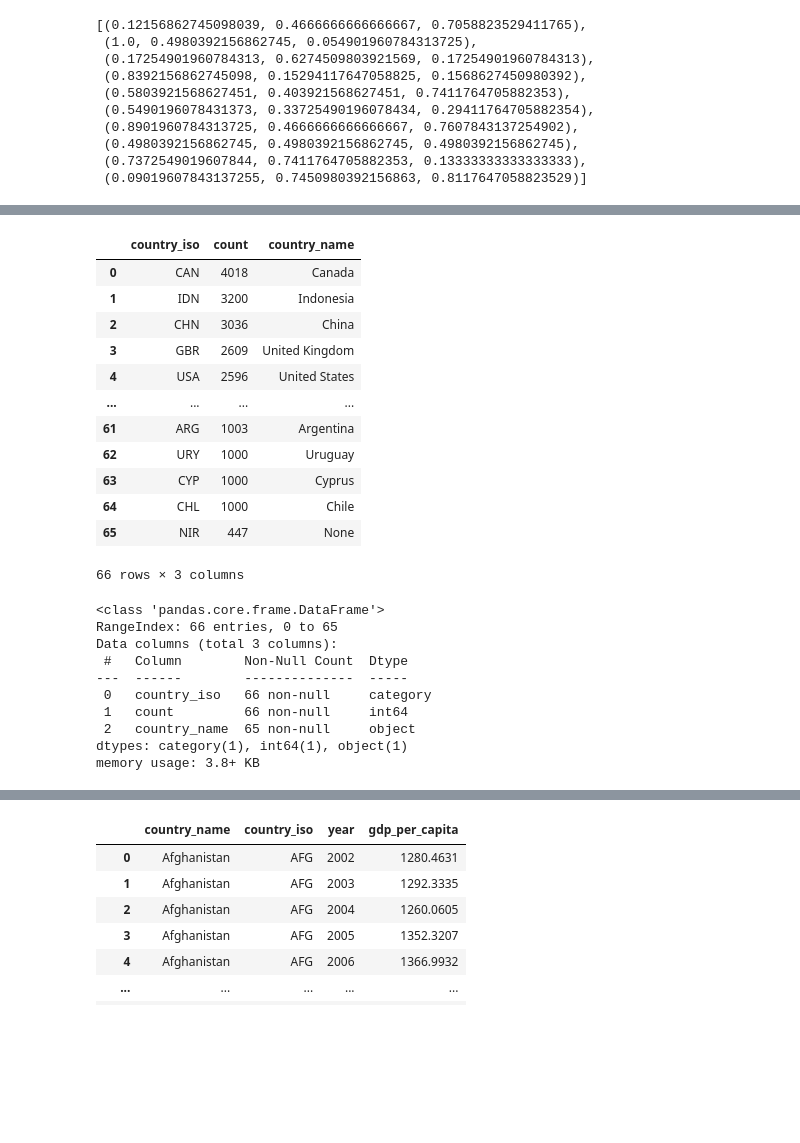
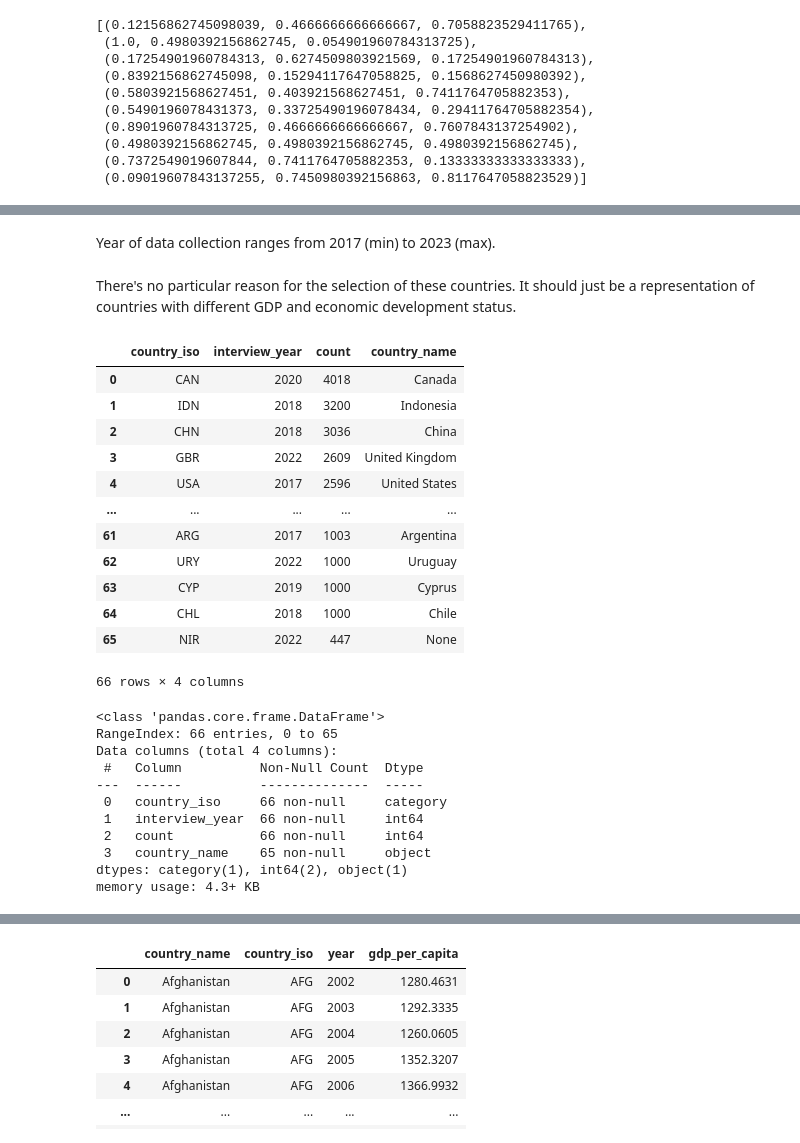
Before and after one commit to newjonny/world-values-survey-pandas-notebook, a Jupyter notebook: analysis.ipynb, the cells around one changed output, grey strips where cells are left out. Saved outputs shown, nothing was run; the diff lists cells and outputs as text; code cells hidden in the pictures; blank space fills up the shorter version.

```diff
--- a/analysis.ipynb
+++ b/analysis.ipynb
@@ -24,11 +25,9 @@ df = pd.read_csv('./data/WVS_Cross-National_Wave_7_csv_v6_0.csv',
                  usecols=[ # Because the dataset is huge, just import the following columns:
                      "A_YEAR", "B_COUNTRY_ALPHA", "J_INTDATE", # "A_STUDY", "A_WAVE", Metadaten des Interviews für die Auswertung
                      "G_TOWNSIZE", "G_TOWNSIZE2", "H_SETTLEMENT", "H_URBRURAL", #
-                     "Q5", "Q6", "Q7", "Q8", "Q9", "Q43", "Q44", # Social Values, Norms, Stereotypes
-                     "Q66", "Q67", "Q71", "Q72", "Q73", # Social Capital, Trust and Organizational Memberships
-                     "Q107", "Q108", "Q110", # Economic values
-                     "Q122", # Migration
-                     "Q235", # ... Political Culture and Political Regimes
+                     "Q5", "Q43", # Social Values, Norms, Stereotypes
+                     "Q71", "Q72", "Q73", # Social Capital, Trust and Organizational Memberships
+                     "Q109", "Q110", # Economic values
                 ],
                 dtype={'B_COUNTRY_ALPHA': 'category'} # just overriding this as everything else is correctly detected automatically by Pandas
 )
@@ -81,0 +93,2 @@ memory usage: 17.2 MB
+# %% [markdown]
+Year of data collection ranges from 2017 (min) to 2023 (max).
@@ -82,36 +100,39 @@ memory usage: 17.2 MB
+# %% [markdown]
+There's no particular reason for the selection of these countries. It should just be a representation of countries with different GDP and economic development status.
 # %%
-no_of_interviews_per_country_df = df.value_counts(subset=["country_iso"]).reset_index() # get answers as DAtaFrame instead of Series
+no_of_interviews_per_country_df = df.value_counts(subset=["country_iso", "interview_year"]).reset_index() # get answers as DataFrame instead of Series
 
 no_of_interviews_per_country_df["country_name"] = no_of_interviews_per_country_df.apply(
     lambda x: countries.get(alpha_3=x["country_iso"])["name"] if countries.get(alpha_3=x["country_iso"]) else None,
     axis=1
 )
 no_of_interviews_per_country_df
 # %% [output]
-|  | country_iso | count | country_name |
-| 0 | CAN | 4018 | Canada |
-| 1 | IDN | 3200 | Indonesia |
-| 2 | CHN | 3036 | China |
-| 3 | GBR | 2609 | United Kingdom |
-| 4 | USA | 2596 | United States |
-| ... | ... | ... | ... |
-| 61 | ARG | 1003 | Argentina |
-| 62 | URY | 1000 | Uruguay |
-| 63 | CYP | 1000 | Cyprus |
-| 64 | CHL | 1000 | Chile |
-| 65 | NIR | 447 | None |
+|  | country_iso | interview_year | count | country_name |
+| 0 | CAN | 2020 | 4018 | Canada |
+| 1 | IDN | 2018 | 3200 | Indonesia |
+| 2 | CHN | 2018 | 3036 | China |
+| 3 | GBR | 2022 | 2609 | United Kingdom |
+| 4 | USA | 2017 | 2596 | United States |
+| ... | ... | ... | ... | ... |
+| 61 | ARG | 2017 | 1003 | Argentina |
+| 62 | URY | 2022 | 1000 | Uruguay |
+| 63 | CYP | 2019 | 1000 | Cyprus |
+| 64 | CHL | 2018 | 1000 | Chile |
+| 65 | NIR | 2022 | 447 | None |
-66 rows × 3 columns
+66 rows × 4 columns
 # %%
 no_of_interviews_per_country_df.info()
 # %% [output]
 <class 'pandas.core.frame.DataFrame'>
 RangeIndex: 66 entries, 0 to 65
-Data columns (total 3 columns):
- #   Column        Non-Null Count  Dtype
----  ------        --------------  -----
- 0   country_iso   66 non-null     category
- 1   count         66 non-null     int64
- 2   country_name  65 non-null     object
-dtypes: category(1), int64(1), object(1)
-memory usage: 3.8+ KB
+Data columns (total 4 columns):
+ #   Column          Non-Null Count  Dtype
+---  ------          --------------  -----
+ 0   country_iso     66 non-null     category
+ 1   interview_year  66 non-null     int64
+ 2   count           66 non-null     int64
+ 3   country_name    65 non-null     object
+dtypes: category(1), int64(2), object(1)
+memory usage: 4.3+ KB
 # %%
```
Also changed, not shown: parts of 33 cells of this notebook, 6 other files.
